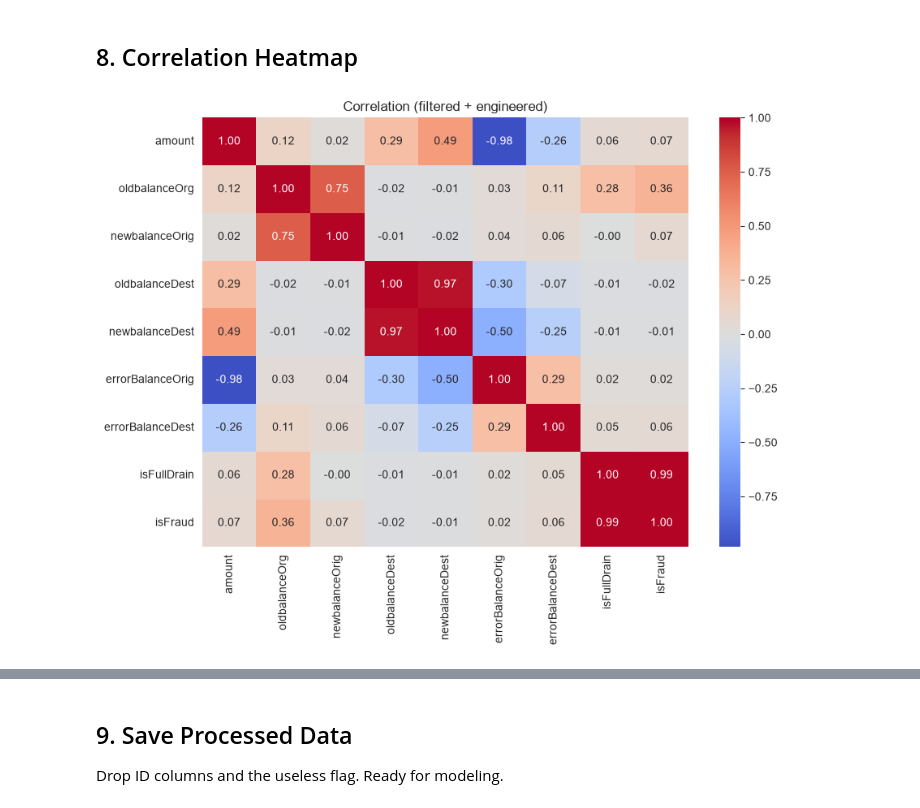
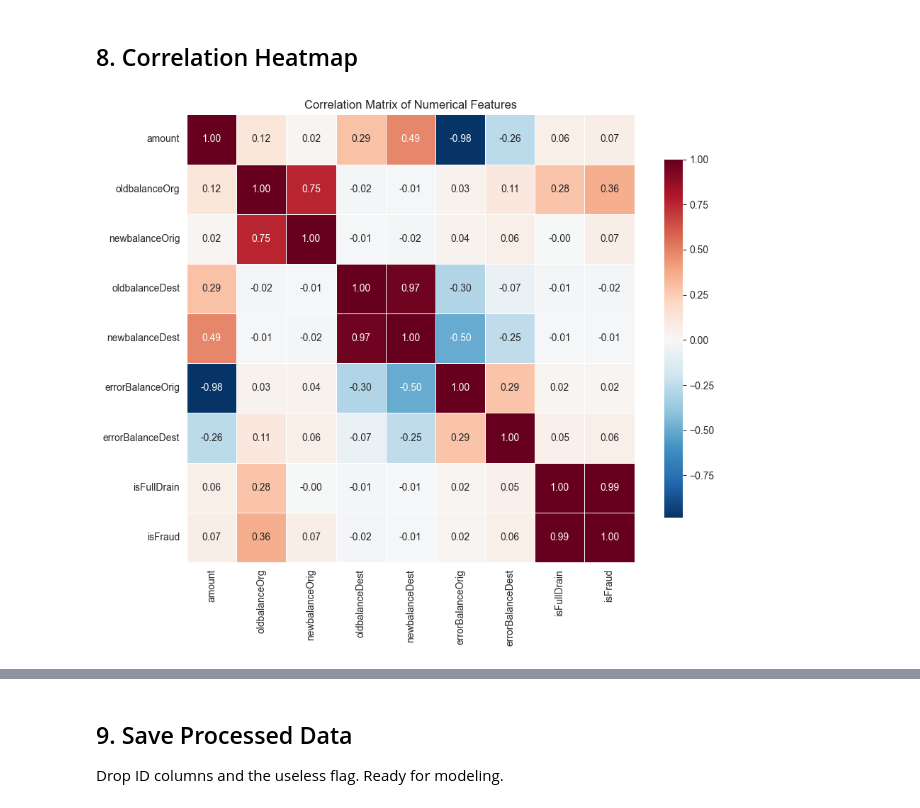
Before and after one commit to SBK250/Advanced-Fraud-Detection-ML, a Jupyter notebook: fraud-detection-ml/notebooks/01_eda.ipynb, the cells around one changed output, grey strips where cells are left out. Saved outputs shown, nothing was run; the diff lists cells and outputs as text; code cells hidden in the pictures.

```diff
--- a/fraud-detection-ml/notebooks/01_eda.ipynb
+++ b/fraud-detection-ml/notebooks/01_eda.ipynb
@@ -144,10 +185,35 @@ ax.set_xlabel('log(1 + amount)'); ax.legend(); ax.set_title('Amount: fraud vs le
 # %% [markdown]
 ## 8. Correlation Heatmap
 # %%
-num = ['amount','oldbalanceOrg','newbalanceOrig','oldbalanceDest','newbalanceDest',
-       'errorBalanceOrig','errorBalanceDest','isFullDrain','isFraud']
-plt.figure(figsize=(9,7))
-sns.heatmap(d[num].corr(), annot=True, fmt='.2f', cmap='coolwarm', center=0)
-plt.title('Correlation (filtered + engineered)'); plt.tight_layout(); plt.show()
+num = [
+    'amount',
+    'oldbalanceOrg',
+    'newbalanceOrig',
+    'oldbalanceDest',
+    'newbalanceDest',
+    'errorBalanceOrig',
+    'errorBalanceDest',
+    'isFullDrain',
+    'isFraud'
+]
+
+corr = d[num].corr(method='pearson')
+
+plt.figure(figsize=(10,8))
+
+sns.heatmap(
+    corr,
+    annot=True,
+    fmt=".2f",
+    cmap="RdBu_r",
+    center=0,
+    square=True,
+    linewidths=0.5,
+    cbar_kws={"shrink":0.8}
+)
+
+plt.title("Correlation Matrix of Numerical Features")
+plt.tight_layout()
+plt.show()
 # %% [output]
-[figure, old version]
+[figure, new version]
```
Also changed, not shown: parts of 3 cells of this notebook.
